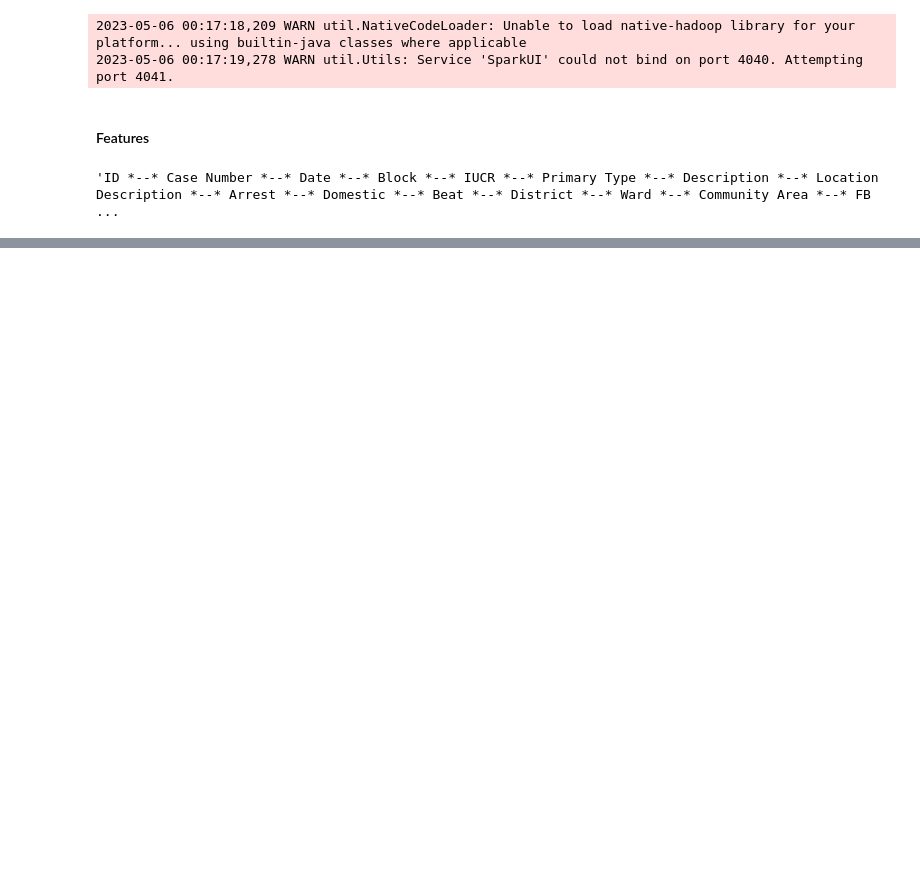
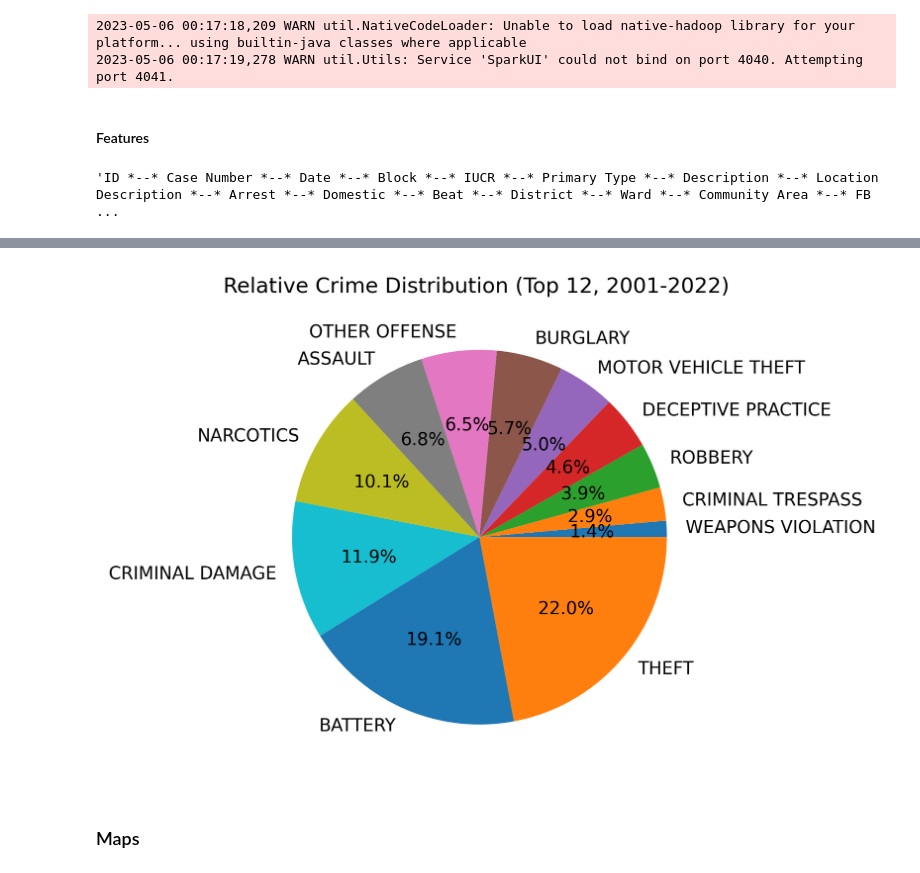
Before and after one commit to mqsong10/mas-dse-230, a Jupyter notebook: explore.ipynb, the cells around one changed output, grey strips where cells are left out. Saved outputs shown, nothing was run; the diff lists cells and outputs as text; code cells hidden in the pictures; blank space fills up the shorter version.

```diff
--- a/explore.ipynb
+++ b/explore.ipynb
@@ -19,7 +31,7 @@ spark = SparkSession.builder.config(conf=conf).getOrCreate()
 2023-05-06 00:17:18,209 WARN util.NativeCodeLoader: Unable to load native-hadoop library for your platform... using builtin-java classes where applicable
 2023-05-06 00:17:19,278 WARN util.Utils: Service 'SparkUI' could not bind on port 4040. Attempting port 4041.
 # %%
-df = spark.read.csv('file:///home/work/Project/crime.csv', header=True)
+df = spark.read.csv('file:///home/work/Project/mas-dse-230/crime.csv', header=True)
 df = df.filter("Year < 2023")
 # Ignore 2023 to only look at completed years
 # %% [markdown]
@@ -33,9 +75,12 @@ df = df.filter("Year < 2023")
 # %%
-new_cats = {
-    'CRIM SEXUAL ASSAULT':'CRIMINAL SEXUAL ASSAULT',
-    'NON-CRIMINAL (SUBJECT SPECIFIED)':'NON-CRIMINAL',
-    'NON - CRIMINAL':'NON-CRIMINAL',
-    'OTHER NARCOTIC VIOLATION':'NARCOTICS',
-    'PUBLIC INDECENCY':'PUBLIC INDECENCY/OBSCENITY',
-    'OBSCENITY':'PUBLIC INDECENCY/OBSCENITY'
+consolidation = {
+    'CRIM SEXUAL ASSAULT': 'CRIMINAL SEXUAL ASSAULT',
+    'NON-CRIMINAL (SUBJECT SPECIFIED)': 'NON-CRIMINAL',
+    'NON - CRIMINAL': 'NON-CRIMINAL',
+    'OTHER NARCOTIC VIOLATION': 'NARCOTICS',
+    'PUBLIC INDECENCY': 'PUBLIC INDECENCY/OBSCENITY',
+    'OBSCENITY': 'PUBLIC INDECENCY/OBSCENITY'
 }
+
+for k, v in consolidation.items():
+    df = df.replace(k, v, 'Primary Type')
@@ -63,3 +107,20 @@ df.createOrReplaceTempView('crime')
+# %%
+pie = df.groupBy('Primary Type').count().where('count > 100000').orderBy('count').collect()
+
+# `where` to remove the less common categories (overwhelming pie)
+
+fig, ax = plt.subplots()
+ax.pie(
+    [pt[1] for pt in pie],
+    labels=[pt[0] for pt in pie],
+    autopct='%1.1f%%',
+)
+plt.title('Relative Crime Distribution (Top 12, 2001-2022) ')
+fig.show()
+# %% [output]
+[figure, added]
+# %% [markdown]
+### Maps
 # %%
 query = '''
 SELECT CAST(`Ward` AS INT) AS ward
```
Also changed, not shown: parts of 12 cells of this notebook.
